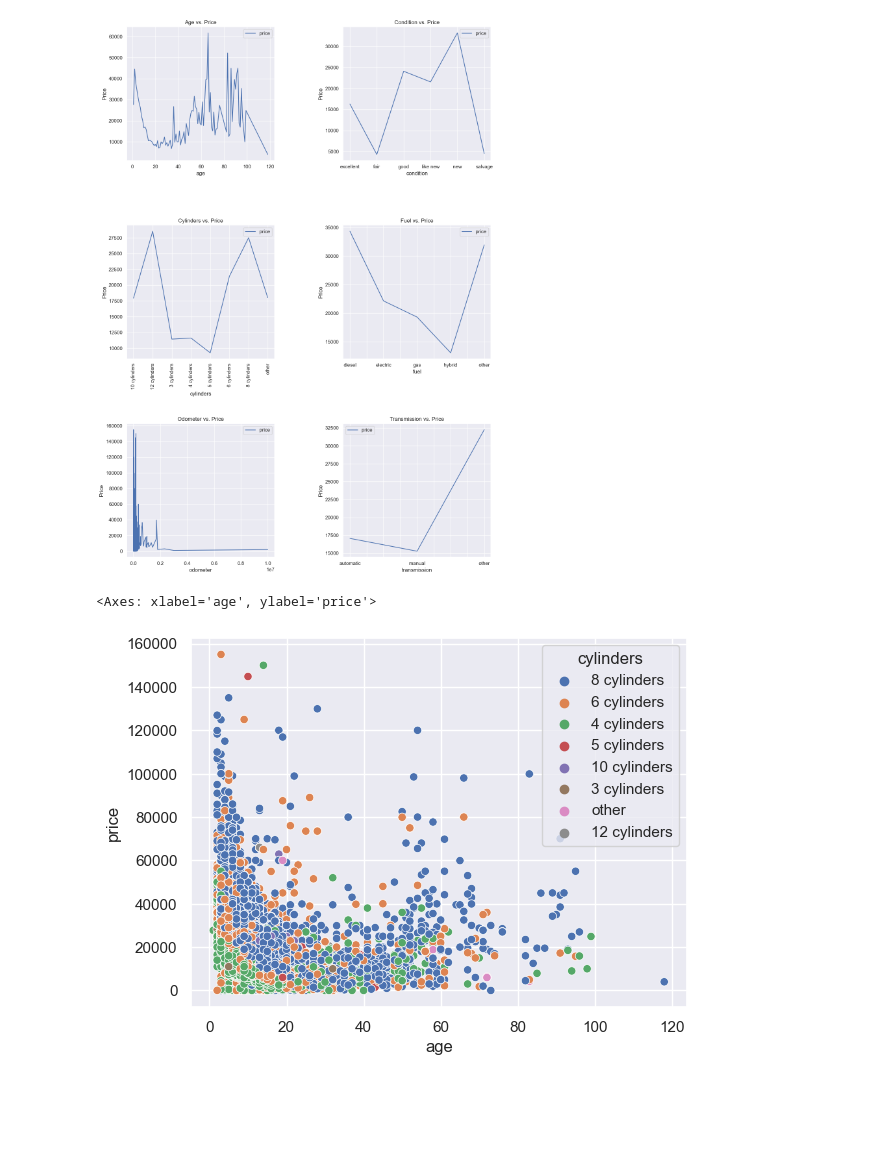
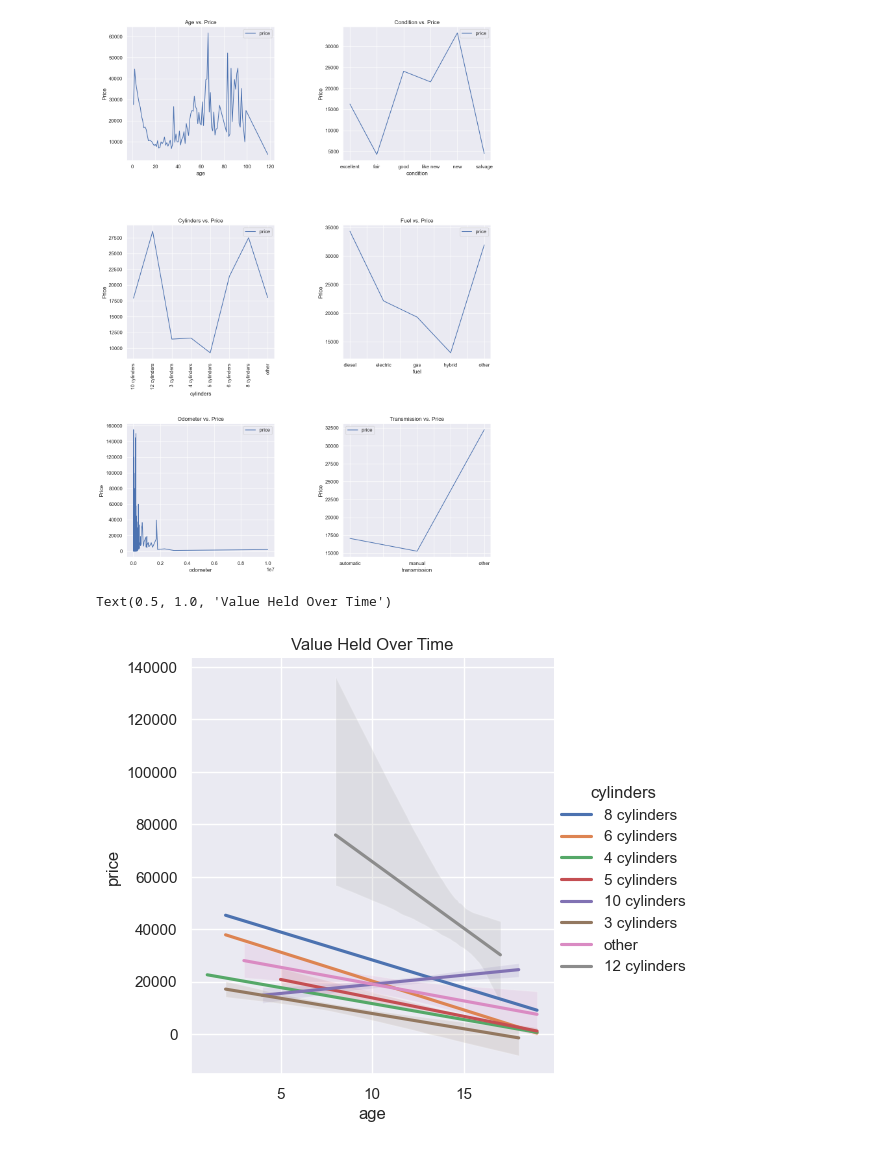
Before and after one commit to ngratzi/car_analysis, a Jupyter notebook: analysis.ipynb, the cells around one changed output. Saved outputs shown, nothing was run; the diff lists cells and outputs as text; code cells hidden in the pictures; blank space fills up the shorter version.

```diff
--- a/analysis.ipynb
+++ b/analysis.ipynb
@@ -760,7 +763,8 @@ ax6.set_ylabel('Price')
 Text(781.5909090909089, 0.5, 'Price')
 [figure]
 # %%
-sns.scatterplot(data=df_clean, x='age', y='price', hue='cylinders')
+sns.lmplot(data=df_clean.query("age < 20"), x='age', y='price', hue='cylinders', scatter=False)
+plt.title('Value Held Over Time')
 # %% [output]
-<Axes: xlabel='age', ylabel='price'>
+Text(0.5, 1.0, 'Value Held Over Time')
-[figure, old version]
+[figure, new version]
```
Also changed, not shown: parts of 4 cells of this notebook, 2 other files.
